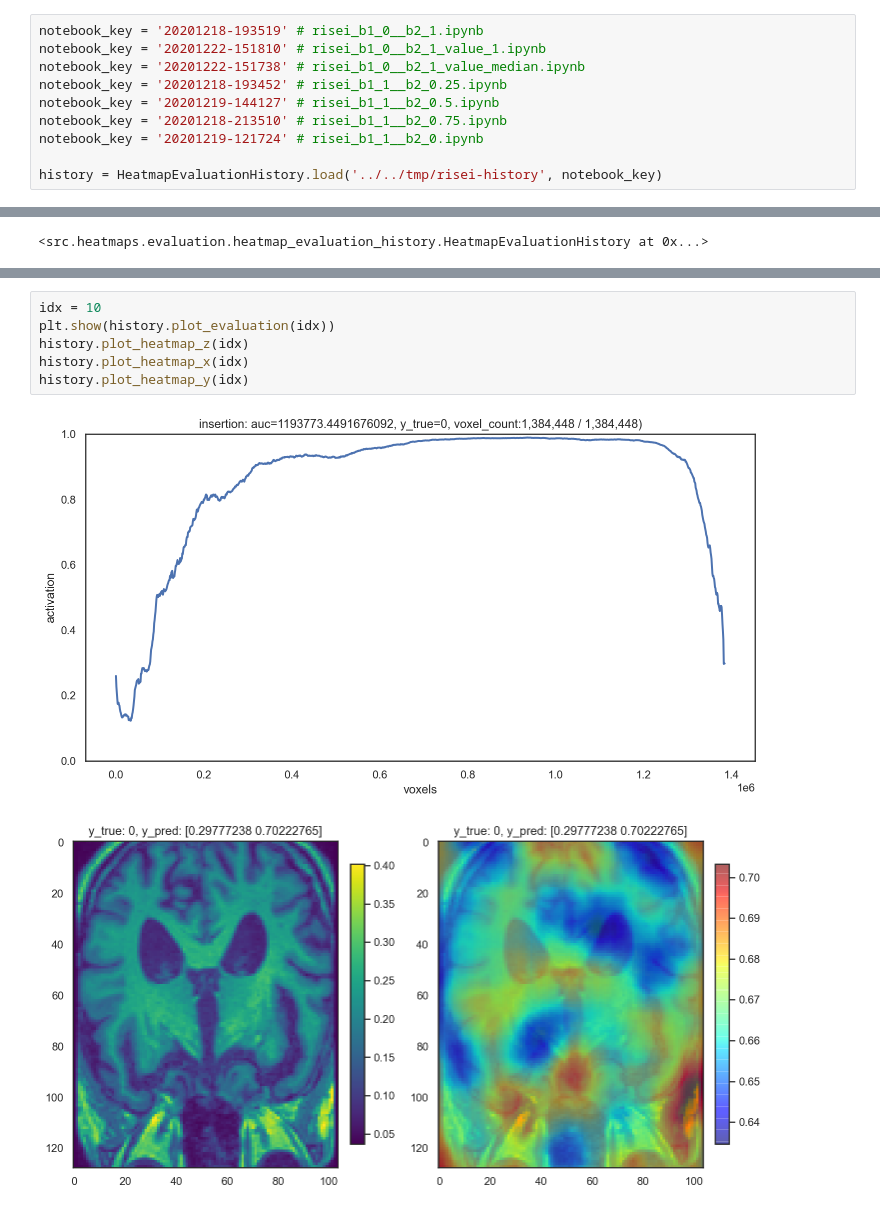
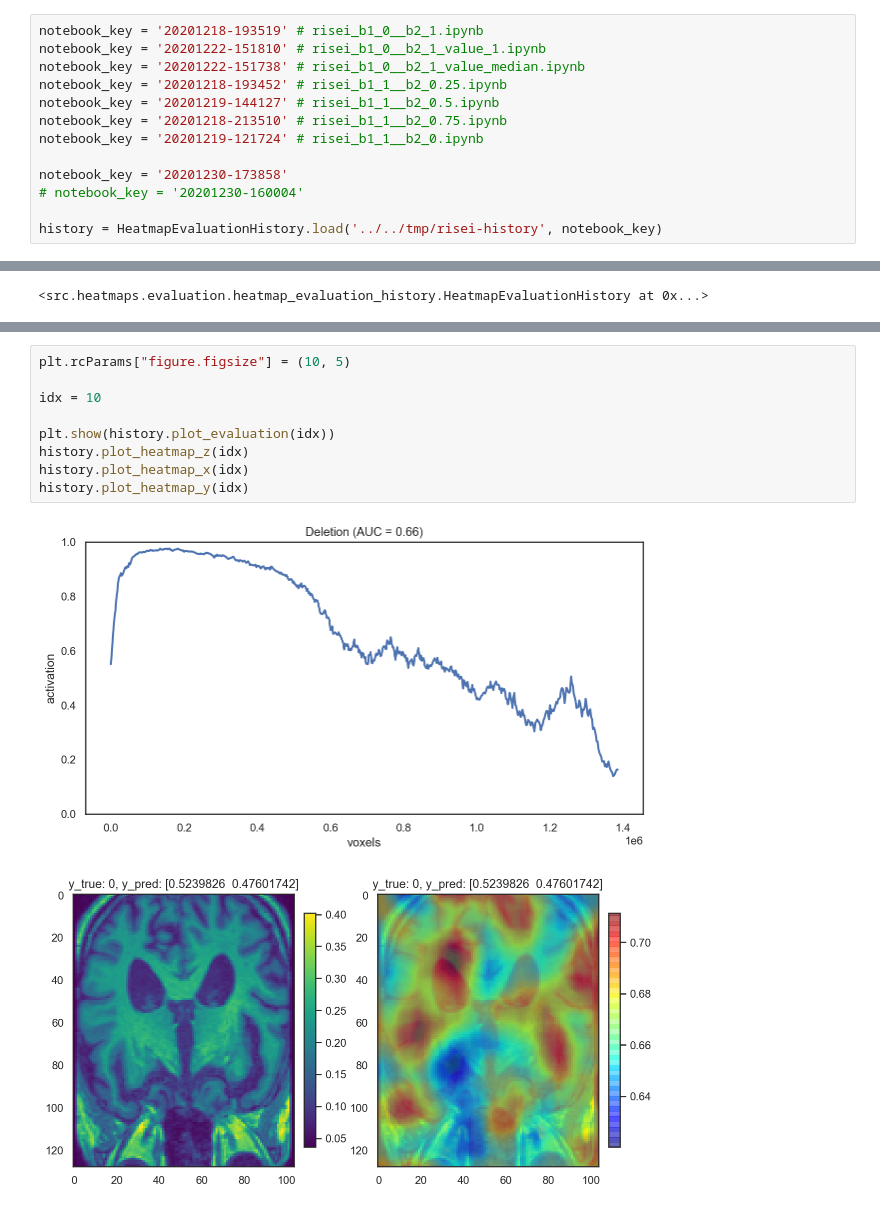
Before and after one commit to timzatko/dp, a Jupyter notebook: conda_notebooks/risei/risei_evaluation_history.ipynb, the cells around one changed output, grey strips where cells are left out. Drawn from its saved outputs; the diff is of its cells as text.

```diff
--- a/conda_notebooks/risei/risei_evaluation_history.ipynb
+++ b/conda_notebooks/risei/risei_evaluation_history.ipynb
@@ -33,6 +33,9 @@ notebook_key = '20201219-144127' # risei_b1_1__b2_0.5.ipynb
 notebook_key = '20201218-213510' # risei_b1_1__b2_0.75.ipynb
 notebook_key = '20201219-121724' # risei_b1_1__b2_0.ipynb
 
+notebook_key = '20201230-173858'
+# notebook_key = '20201230-160004'
+
 history = HeatmapEvaluationHistory.load('../../tmp/risei-history', notebook_key)
 # %%
 history
@@ -91,9 +94,12 @@ idx:   18, auc:   0.9241229988849506
 # %%
+plt.rcParams["figure.figsize"] = (10, 5)
+
 idx = 10
+
 plt.show(history.plot_evaluation(idx))
 history.plot_heatmap_z(idx)
 history.plot_heatmap_x(idx)
 history.plot_heatmap_y(idx)
 # %% [output]
-[figure, old version]
+[figure, new version]
-[figure, old version]
+[figure, new version]
```
Also changed, not shown: parts of 8 cells of this notebook, 12 other files.
